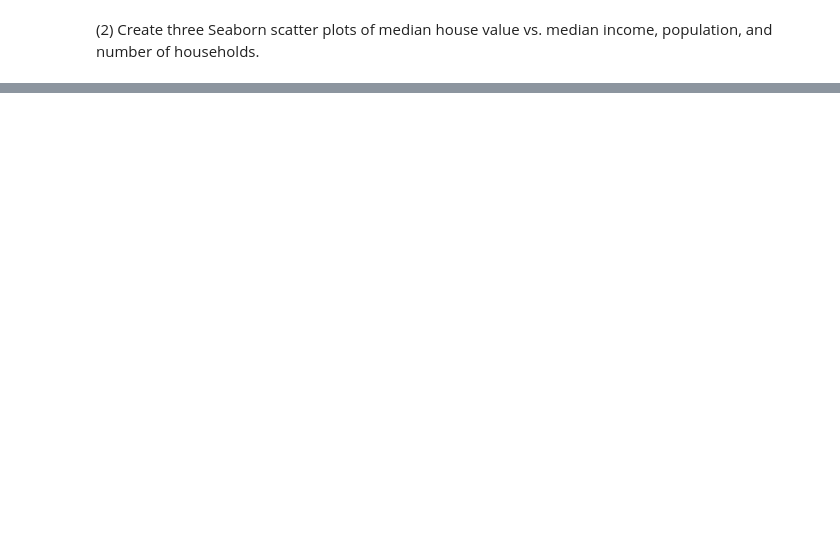
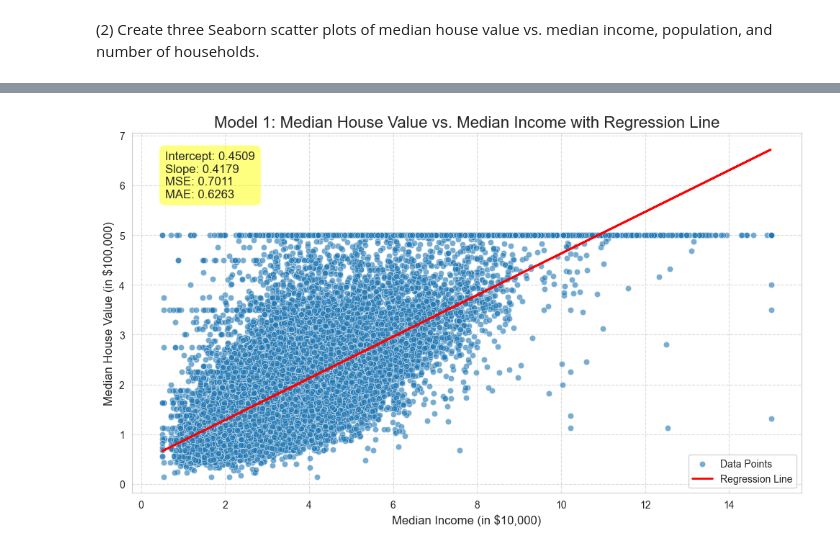
Before and after one commit to tcsgik/CSCN8010_Lab1-Univariate_Linear_Regression, a Jupyter notebook: univariate_linear_regression.ipynb, the cells around one changed output, grey strips where cells are left out. Cells and saved outputs as stored; diff of their text form; code cells hidden in the pictures; blank space fills up the shorter version.

Commit message:
add README.md and updated univariate_linear_regression.ipynb and index.html

```diff
--- a/univariate_linear_regression.ipynb
+++ b/univariate_linear_regression.ipynb
@@ -122,0 +324,90 @@ results = {}
+# %%
+import numpy as np
+
+# Set the style for seaborn plots
+sns.set_style("whitegrid")
+
+# Model 1: Median House Value vs. Median Income
+plt.figure(figsize=(10, 6))
+sns.scatterplot(x='MedInc', y='median_house_value', data=df, alpha=0.6, label='Data Points')
+
+# Plot regression line
+plt.plot(X_medinc, results['MedInc']['y_pred'], color='red', linewidth=2, label='Regression Line')
+
+# Get parameters
+intercept = results['MedInc']['intercept']
+slope = results['MedInc']['slope']
+mse = results['MedInc']['mse']
+mae = results['MedInc']['mae']
+
+# Display Model 1: Median House Value vs. Median Income
+plt.text(0.05, 0.95,
+         f'Intercept: {intercept:.4f}\nSlope: {slope:.4f}\nMSE: {mse:.4f}\nMAE: {mae:.4f}',
+         transform=plt.gca().transAxes, # Translate the coordinates, so that x=0.05, y=0.95 means the 5% and 95% positions in the upper left corner of the chart
+         fontsize=12, verticalalignment='top', bbox=dict(boxstyle='round,pad=0.5', fc='yellow', alpha=0.5))
+
+plt.title('Model 1: Median House Value vs. Median Income with Regression Line', fontsize=16)
+plt.xlabel('Median Income (in $10,000)', fontsize=12)
+plt.ylabel('Median House Value (in $100,000)', fontsize=12)
+plt.legend()
+plt.grid(True, linestyle='--', alpha=0.7)
+plt.tight_layout()
+plt.show()
+
+
+# Model 2: Median House Value vs. Population
+plt.figure(figsize=(10, 6))
+sns.scatterplot(x='Population', y='median_house_value', data=df, alpha=0.6, label='Data Points')
+
+# Plot regression line
+plt.plot(X_population, results['Population']['y_pred'], color='red', linewidth=2, label='Regression Line')
+
+# Get parameters
+intercept = results['Population']['intercept']
+slope = results['Population']['slope']
+mse = results['Population']['mse']
+mae = results['Population']['mae']
+
+# Display Model 2: Median House Value vs. Population
+plt.text(0.95, 0.95,
+         f'Intercept: {intercept:.4f}\nSlope: {slope:.4f}\nMSE: {mse:.4f}\nMAE: {mae:.4f}',
+         transform=plt.gca().transAxes,
+         fontsize=12, verticalalignment='top', horizontalalignment='right', bbox=dict(boxstyle='round,pad=0.5', fc='yellow', alpha=0.5))
+
+plt.title('Model 2: Median House Value vs. Population with Regression Line', fontsize=16)
+plt.xlabel('Population', fontsize=12)
+plt.ylabel('Median House Value (in $100,000)', fontsize=12)
+plt.legend()
+plt.grid(True, linestyle='--', alpha=0.7)
+plt.tight_layout()
+plt.show()
+
+
+# Model 3: Median House Value vs. Average Household Occupancy
+plt.figure(figsize=(10, 6))
+sns.scatterplot(x='AveOccup', y='median_house_value', data=df, alpha=0.6, label='Data Points')
+
+# Plot regression line
+plt.plot(X_aveoccup, results['AveOccup']['y_pred'], color='red', linewidth=2, label='Regression Line')
+
+# Get parameters
+intercept = results['AveOccup']['intercept']
+slope = results['AveOccup']['slope']
+mse = results['AveOccup']['mse']
+mae = results['AveOccup']['mae']
+
+# Display Model 3: Median House Value vs. Average Household Occupancy
+plt.text(0.95, 0.95,
+         f'Intercept: {intercept:.4f}\nSlope: {slope:.4f}\nMSE: {mse:.4f}\nMAE: {mae:.4f}',
+         transform=plt.gca().transAxes,
+         fontsize=12, verticalalignment='top', horizontalalignment='right', bbox=dict(boxstyle='round,pad=0.5', fc='yellow', alpha=0.5))
+
+plt.title('Model 3: Median House Value vs. Average Household Occupancy with Regression Line', fontsize=16)
+plt.xlabel('Average Household Occupancy', fontsize=12)
+plt.ylabel('Median House Value (in $100,000)', fontsize=12)
+plt.legend()
+plt.grid(True, linestyle='--', alpha=0.7)
+plt.tight_layout()
+plt.show()
+# %% [output]
+[figure, added]
```
Also changed, not shown: parts of 15 cells of this notebook, 2 other files.
